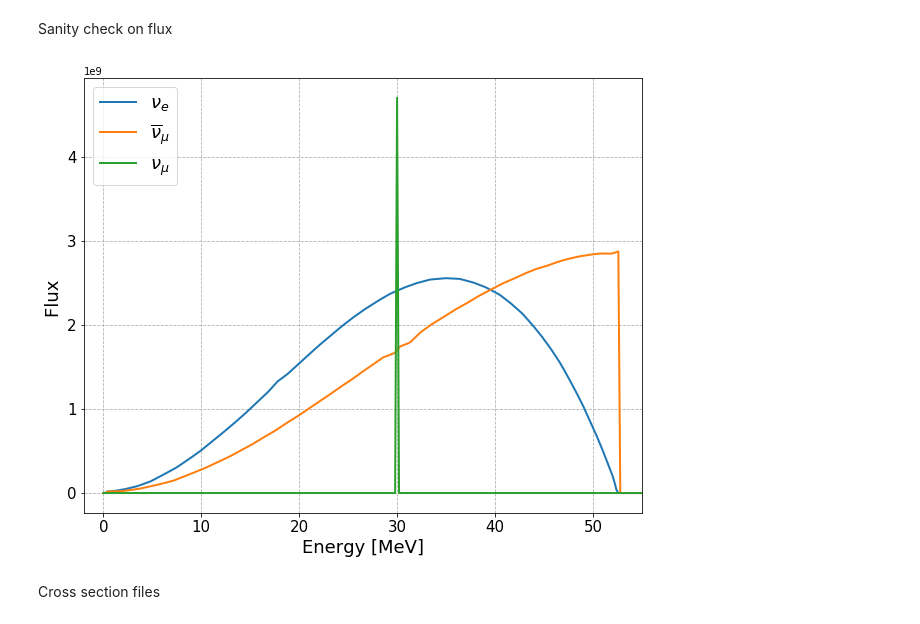
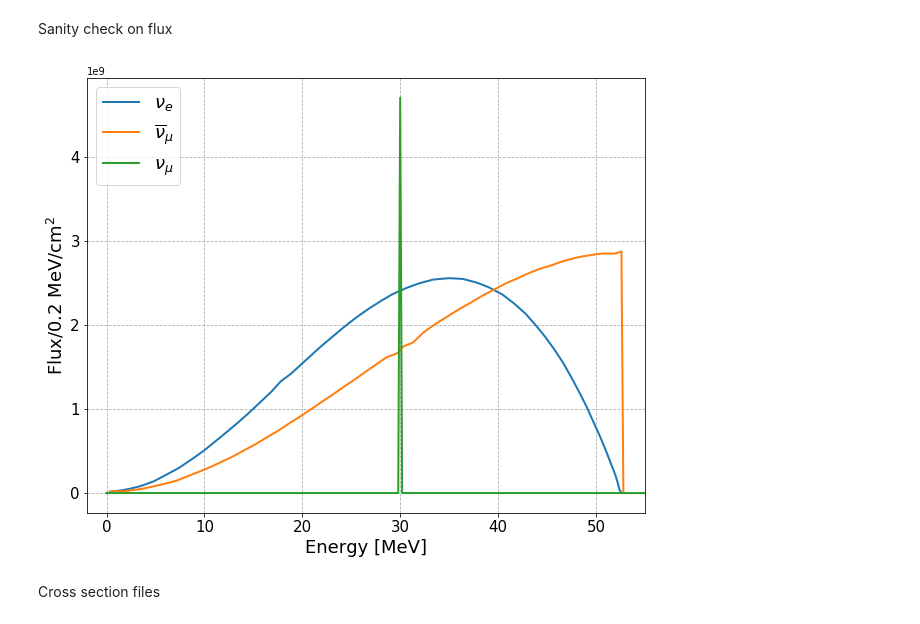
Before and after one commit to yuntsebaryon/SNS_LAr, a Jupyter notebook: yuntse_calc/calcEventRate.ipynb, the cells around one changed output. Drawn from its saved outputs; the diff is of its cells as text; code cells hidden in the pictures.

```diff
--- a/yuntse_calc/calcEventRate.ipynb
+++ b/yuntse_calc/calcEventRate.ipynb
@@ -32,20 +32,20 @@ Sanity check on flux
 # %%
 plt.figure(figsize = (10,8))
 plt.plot(E, nue(E), label = r'$\nu_e$', lw = 2)
 plt.plot(E, anumu(E), label = r'$\overline{\nu}_\mu$', lw = 2)
 plt.plot(E, numu(E), label = r'$\nu_{\mu}$', lw = 2)
 
 plt.legend(loc = 'upper left', ncol = 1, fontsize = 18)
 plt.xticks(fontsize = 15)
 plt.yticks(fontsize = 15)
 plt.grid(which = "both", linestyle = '--')
 plt.xlabel('Energy [MeV]', fontsize = 18)
-plt.ylabel(r'Flux ', fontsize = 18)
+plt.ylabel(r'Flux/0.2 MeV/cm$^2$', fontsize = 18)
 
 plt.xlim(-2, 55)
 plt.show()
 # %% [output]
-[figure, old version]
+[figure, new version]
 # %% [markdown]
 Cross section files
 # %%
```
Also changed, not shown: parts of 8 cells of this notebook.
